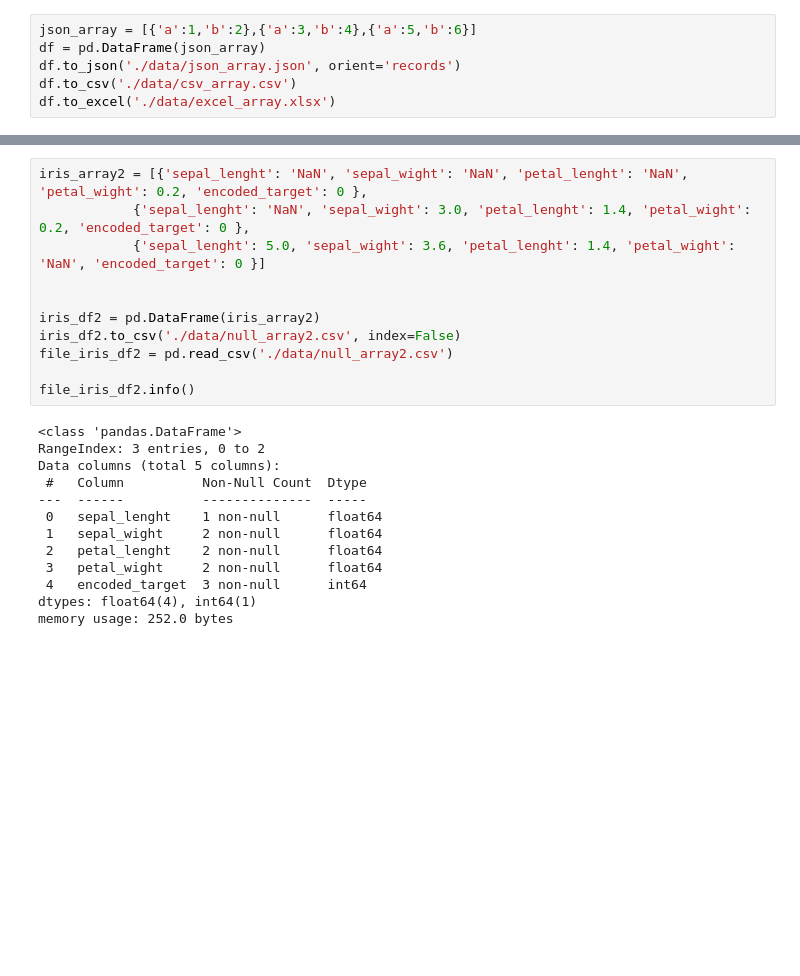
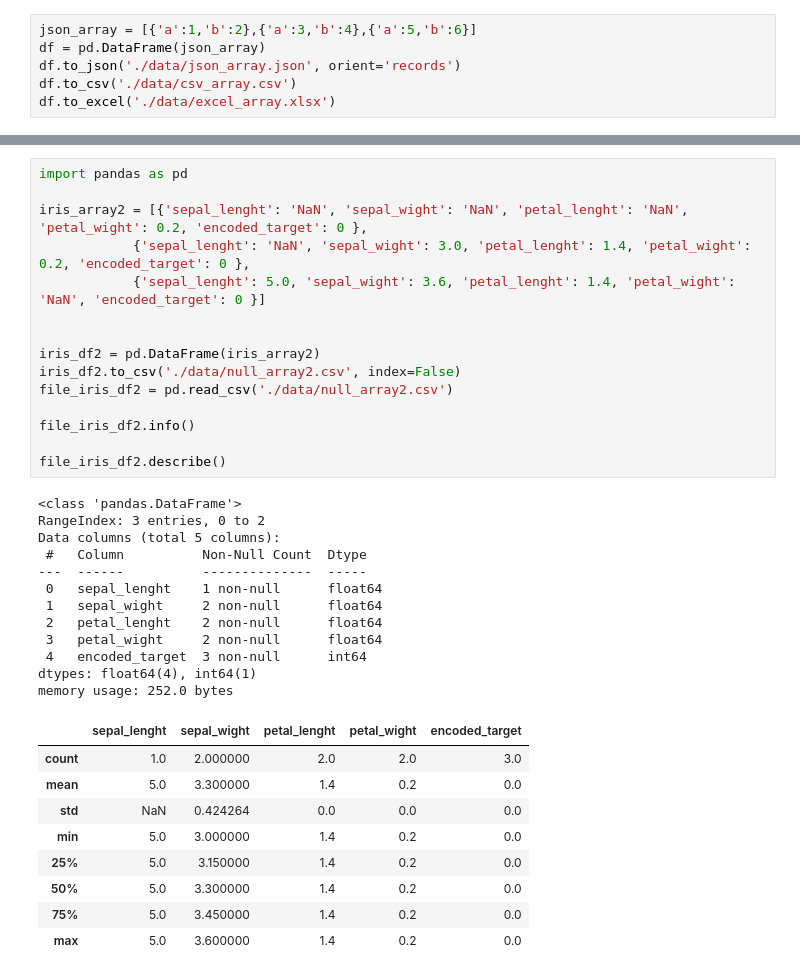
Before and after one commit to guuhh/pysparkProjectDemo, a Jupyter notebook: Untitled.ipynb, the cells around one changed output, grey strips where cells are left out. Drawn from its saved outputs; the diff is of its cells as text; blank space fills up the shorter version.

```diff
--- a/Untitled.ipynb
+++ b/Untitled.ipynb
@@ -234,24 +255,37 @@ display(iris_df_valores_impossiveis)
 # %%
+import pandas as pd
+
 iris_array2 = [{'sepal_lenght': 'NaN', 'sepal_wight': 'NaN', 'petal_lenght': 'NaN', 'petal_wight': 0.2, 'encoded_target': 0 },
             {'sepal_lenght': 'NaN', 'sepal_wight': 3.0, 'petal_lenght': 1.4, 'petal_wight': 0.2, 'encoded_target': 0 },
             {'sepal_lenght': 5.0, 'sepal_wight': 3.6, 'petal_lenght': 1.4, 'petal_wight': 'NaN', 'encoded_target': 0 }]
 
 
 iris_df2 = pd.DataFrame(iris_array2)
 iris_df2.to_csv('./data/null_array2.csv', index=False)
 file_iris_df2 = pd.read_csv('./data/null_array2.csv')
 
 file_iris_df2.info()
+
+file_iris_df2.describe()
 # %% [output]
 <class 'pandas.DataFrame'>
 RangeIndex: 3 entries, 0 to 2
 Data columns (total 5 columns):
  #   Column          Non-Null Count  Dtype
 ---  ------          --------------  -----
  0   sepal_lenght    1 non-null      float64
  1   sepal_wight     2 non-null      float64
  2   petal_lenght    2 non-null      float64
  3   petal_wight     2 non-null      float64
  4   encoded_target  3 non-null      int64
 dtypes: float64(4), int64(1)
 memory usage: 252.0 bytes
+|  | sepal_lenght | sepal_wight | petal_lenght | petal_wight | encoded_target |
+| count | 1.0 | 2.000000 | 2.0 | 2.0 | 3.0 |
+| mean | 5.0 | 3.300000 | 1.4 | 0.2 | 0.0 |
+| std | NaN | 0.424264 | 0.0 | 0.0 | 0.0 |
+| min | 5.0 | 3.000000 | 1.4 | 0.2 | 0.0 |
+| 25% | 5.0 | 3.150000 | 1.4 | 0.2 | 0.0 |
+| 50% | 5.0 | 3.300000 | 1.4 | 0.2 | 0.0 |
+| 75% | 5.0 | 3.450000 | 1.4 | 0.2 | 0.0 |
+| max | 5.0 | 3.600000 | 1.4 | 0.2 | 0.0 |
```
Also changed, not shown: parts of 5 cells of this notebook, 1 other file.
